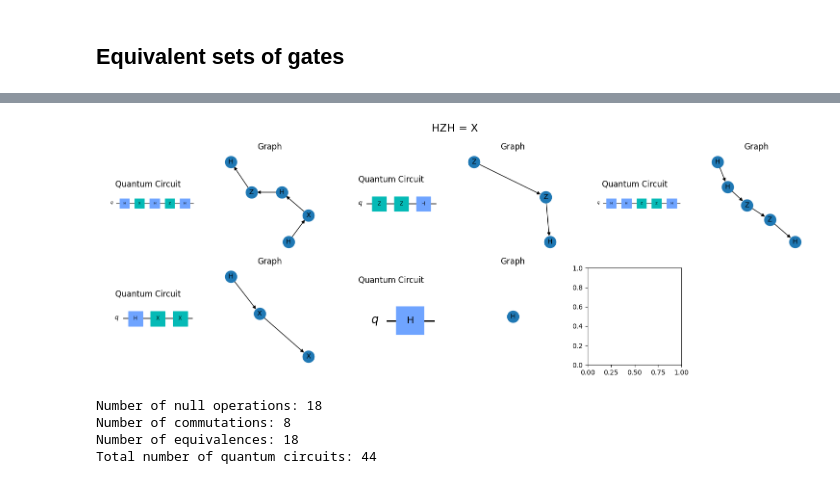
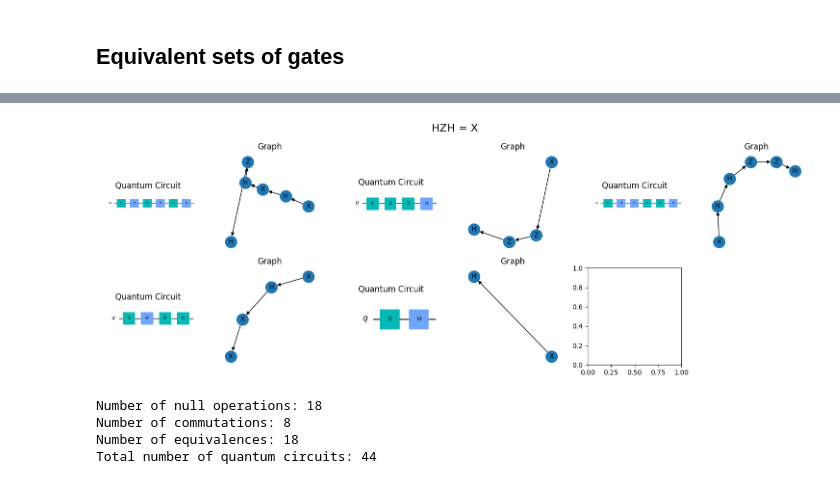
Before and after one commit to melaniasala/SSL-for-Quantum-Cirucits-Generation, a Jupyter notebook: Data/dataset_generation.ipynb, the cells around one changed output, grey strips where cells are left out. Cells and saved outputs as stored; diff of their text form; code cells hidden in the pictures.

```diff
--- a/Data/dataset_generation.ipynb
+++ b/Data/dataset_generation.ipynb
@@ -498,6 +498,8 @@ equivalent_qcs = []
 # Z_0 Z_1 Z_2 = CNOT_{01} CNOT_{12} Z{2} CNOT_{12} CNOT_{01}
 
 qc_base = qiskit.QuantumCircuit(3)
+qc_base.cx(0, 1)
+qc_base.cx(0, 2)
 
 qc_0 = qc_base.copy()
 qc_0.z(0)
@@ -527,6 +529,7 @@ equivalent_qcs = []
 # %%
 # HZH = X, but also HZ = XH, Z = HXH
 qc_0 = qiskit.QuantumCircuit(1)
+qc_0.x(0)
 qc_0.h(0)
 qc_0.x(0)
 qc_0.h(0)
@@ -536,6 +539,7 @@ qc_0.h(0)
 qcg_0 = QuantumCircuitGraph(qc_0)
 
 qc_1 = qiskit.QuantumCircuit(1) # HXH = Z
+qc_1.x(0)
 qc_1.z(0)
 qc_1.z(0)
 qc_1.h(0)
@@ -543,38 +547,41 @@ qc_1.h(0)
 qcg_1 = QuantumCircuitGraph(qc_1)
 
 qc_2 = qiskit.QuantumCircuit(1) # XH = HZ
+qc_2.x(0)
 qc_2.h(0)
 qc_2.h(0)
 qc_2.z(0)
 qc_2.z(0)
 qc_2.h(0)
 
 qcg_2 = QuantumCircuitGraph(qc_2)
 
 qc_3 = qiskit.QuantumCircuit(1) # HZH = X
+qc_3.x(0)
 qc_3.h(0)
 qc_3.x(0)
 qc_3.x(0)
 
 qcg_3 = QuantumCircuitGraph(qc_3)
 
 # all these are equivalent to a single H gate
 qc_4 = qiskit.QuantumCircuit(1)
+qc_4.x(0)
 qc_4.h(0)
 
 qcg_4 = QuantumCircuitGraph(qc_4)
 
 equivalent_qcs.append((qc_0, qcg_0.graph))
 equivalent_qcs.append((qc_1, qcg_1.graph))
 equivalent_qcs.append((qc_2, qcg_2.graph))
 equivalent_qcs.append((qc_3, qcg_3.graph))
 equivalent_qcs.append((qc_4, qcg_4.graph))
 
 draw_dataset(equivalent_qcs, title='HZH = X')
 dataset['equivalences'].append(equivalent_qcs)
 equivalent_qcs = []
 # %% [output]
-[figure, old version]
+[figure, new version]
 # %%
 data_b = dataset
 # %%
```
Also changed, not shown: parts of 19 cells of this notebook, 3 other files.
